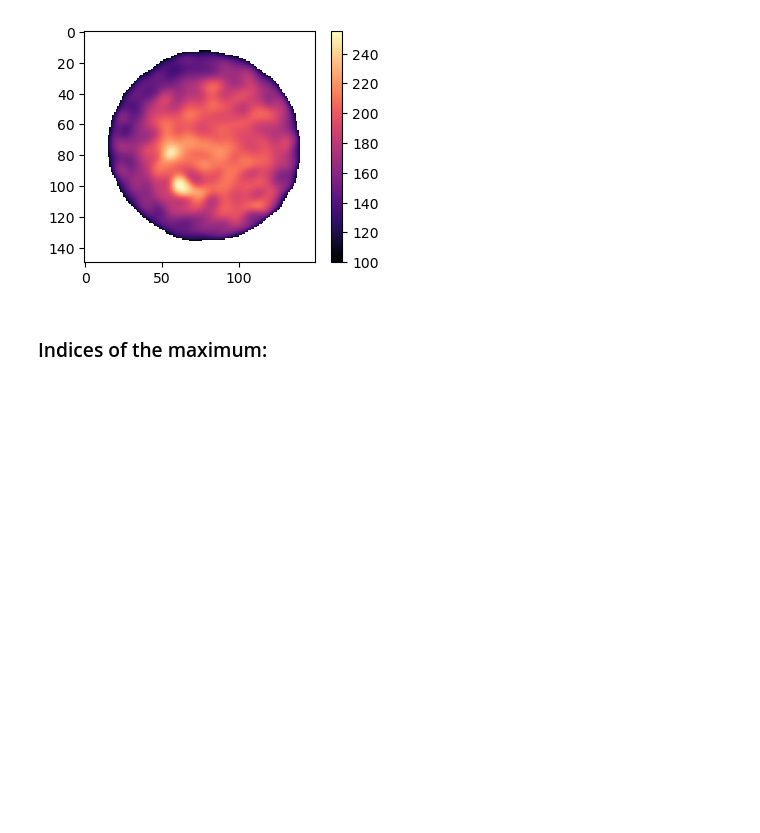
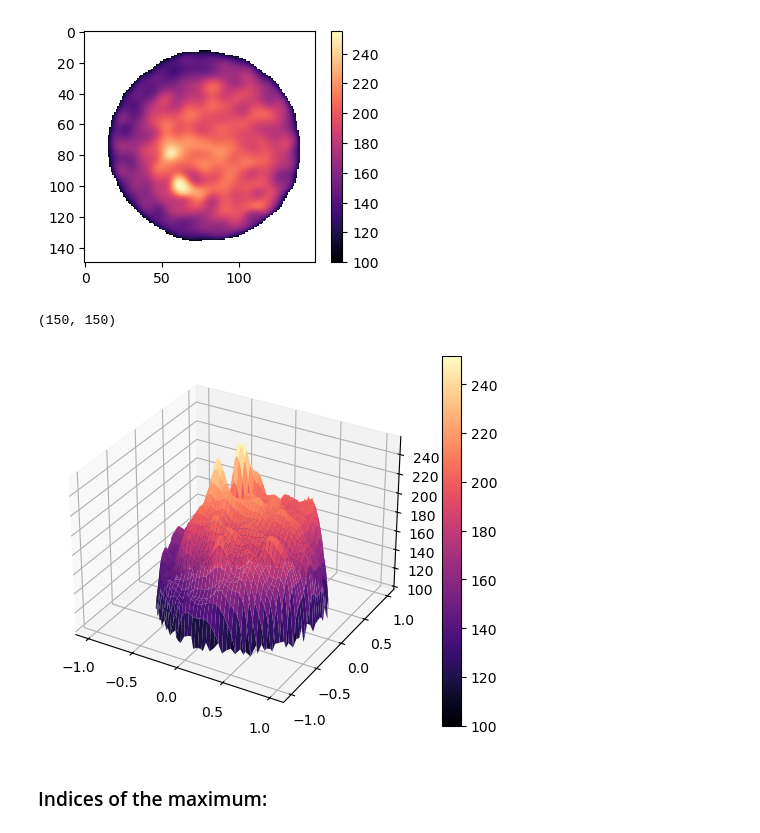
Before and after one commit to wbandabarragan/computational-physics-1, a Jupyter notebook: unit-2/206-image-processing.ipynb, the cells around one changed output. Cells and saved outputs as stored; diff of their text form; code cells hidden in the pictures; blank space fills up the shorter version.

```diff
--- a/unit-2/206-image-processing.ipynb
+++ b/unit-2/206-image-processing.ipynb
@@ -274,6 +274,31 @@ plt.colorbar(Z)
 plt.show()
 # %% [output]
 [figure]
+# %%
+print(cell_image_subset.shape)
+# %% [output]
+(150, 150)
+# %%
+# Generate a meshgrid
+
+x = np.linspace(-1, +1, cell_image_subset.shape[1])
+y = np.linspace(-1, +1, cell_image_subset.shape[0])
+
+x_2d, y_2d = np.meshgrid(x, y)
+# %%
+# Plot the resulting image without the background:
+
+# Let's look at the image
+
+fig, ax = plt.subplots(subplot_kw={"projection": "3d"})
+
+Z = ax.plot_surface(x_2d, y_2d, cell_image_subset, cmap = "magma")
+
+plt.colorbar(Z)
+
+plt.show()
+# %% [output]
+[figure, added]
 # %% [markdown]
 ### Indices of the maximum:
 # %%
```
Also changed, not shown: parts of 6 cells of this notebook.
